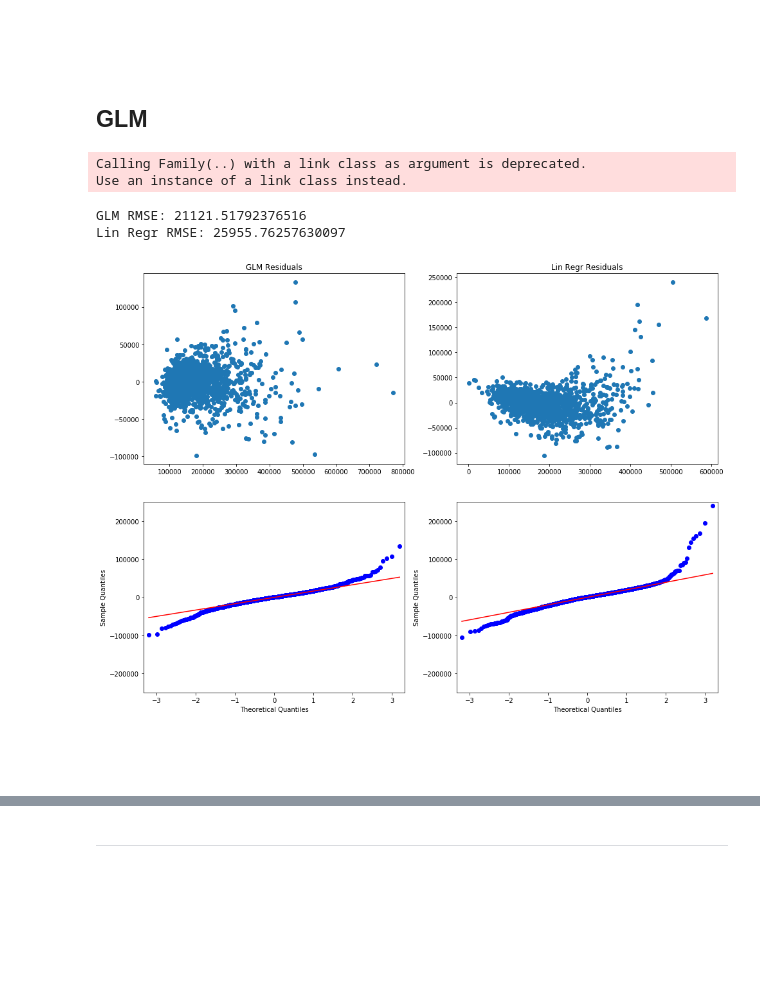
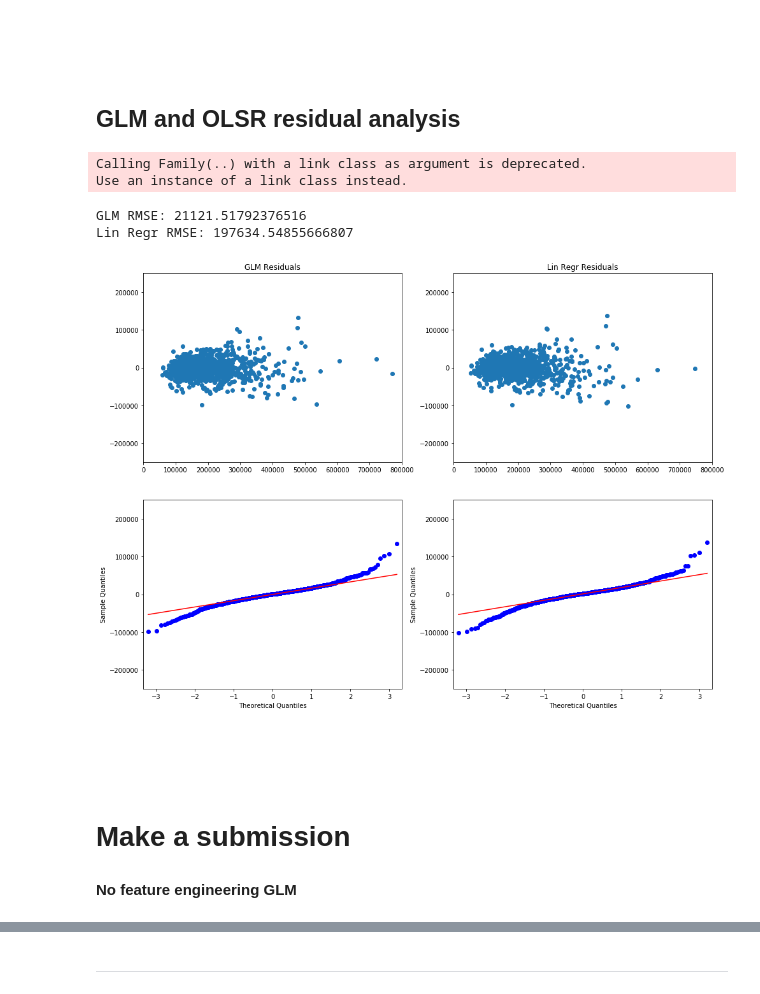
Before and after one commit to W-Tran/advanced-regression-techniques, a Jupyter notebook: advanced-regression-techniques.ipynb, the cells around one changed output, grey strips where cells are left out. Saved outputs shown, nothing was run; the diff lists cells and outputs as text; code cells hidden in the pictures; blank space fills up the shorter version.

Commit message:
finished model building, formatted notebook

```diff
--- a/advanced-regression-techniques.ipynb
+++ b/advanced-regression-techniques.ipynb
@@ -884,20 +917,37 @@ After removing the influential plots pulling the fit down, we have a clean upwar
 <br>
 <br>
 # %% [markdown]
-## GLM
+## GLM and OLSR residual analysis
 # %%
 sfs_feats = ['LotArea', 'OverallQual', 'OverallCond', 'GrLivArea', 'Fireplaces', 'GarageCars', 'WoodDeckSF', 'ScreenPorch', 'ExterQual', 'BsmtExposure', 'BsmtFinType1', 'KitchenQual', 'Functional', 'HouseStyle_2Story', 'LotConfig_CulDSac', 'Neighborhood_BrkSide', 'Neighborhood_Crawfor', 'Neighborhood_NoRidge', 'Neighborhood_NridgHt', 'Neighborhood_Somerst', 'Neighborhood_StoneBr', 'Condition1_Norm', 'RoofStyle_Hip', 'RoofMatl_WdShngl', 'Exterior1st_BrkFace', 'GarageType_None', 'SaleType_New', 'MSSubClass_20', 'MSSubClass_60']
 train_df_sfs = train_df[sfs_feats]
+
+# Add feature engineering
+#train_df_sfs['boxcox_LotArea'] = boxcox(train_df_sfs.LotArea.values)[0]
+#train_df_sfs['boxcox_GrLivArea'] = boxcox(train_df_sfs.GrLivArea.values)[0]
+
+#train_df_sfs['GrLivArea_HouseStyle_2Story'] = train_df_sfs['GrLivArea']*train_df_sfs['HouseStyle_2Story']
+#train_df_sfs['GrLivArea_MSSubClass_20'] = train_df_sfs['GrLivArea']*train_df_sfs['MSSubClass_20']
+#train_df_sfs['GrLivArea_MSSubClass_60'] = train_df_sfs['GrLivArea']*train_df_sfs['MSSubClass_60']
+#train_df_sfs['GrLivArea_SaleType_New'] = train_df_sfs['GrLivArea']*train_df_sfs['SaleType_New']
+
+#train_df_sfs['bcLotArea_HouseStyle_2Story'] = train_df_sfs['boxcox_LotArea']*train_df_sfs['HouseStyle_2Story']
+#train_df_sfs['bcLotArea_MSSubClass_20'] = train_df_sfs['boxcox_LotArea']*train_df_sfs['MSSubClass_20']
+#train_df_sfs['bcLotArea_MSSubClass_60'] = train_df_sfs['boxcox_LotArea']*train_df_sfs['MSSubClass_60']
+#train_df_sfs['bcLotArea_SaleType_New'] = train_df_sfs['boxcox_LotArea']*train_df_sfs['SaleType_New']
 
 # Scale
 ohe_feats = train_df_sfs.select_dtypes(include='uint8').columns
 num_ordinal_feats = train_df_sfs.select_dtypes(exclude='uint8').columns
 train_df_sfs_scaled = pd.DataFrame(StandardScaler().fit_transform(train_df_sfs[num_ordinal_feats]), columns=num_ordinal_feats)
 train_df_sfs = pd.concat([train_df_sfs_scaled, train_df_sfs[ohe_feats]], axis=1)
+del(train_df_sfs_scaled)
 
-
+# Drop influential points
 influential_points = [1298, 523, 1324]
 train_df_sfs.drop(influential_points, inplace=True)
+
+# Add label to DataFrame
 train_df_sfs['SalePrice'] = train_labels['SalePrice']
 
 feat_names = list(train_df_sfs.columns)
@@ -909,38 +959,50 @@ glm_regr = smf.glm("SalePrice~{}".format(feat_names),
                          family=sm.families.Gaussian(sm.families.links.log)
                   ).fit()
 
-lin_regr = smf.ols("SalePrice~{}".format(feat_names),
+lin_regr = smf.ols("np.log(SalePrice)~{}".format(feat_names),
                          data=train_df_sfs).fit()
 
 fig=plt.figure(figsize=(16,12))
 
 ax1 = plt.subplot(221)
 ax1.scatter(glm_regr.predict(), train_df_sfs.SalePrice.values-glm_regr.predict())
 ax1.set_title("GLM Residuals")
+ax1.set_xlim(0,800000)
+ax1.set_ylim(-250000,250000)
 
 ax2 = plt.subplot(222)
-ax2.scatter(lin_regr.predict(), train_df_sfs.SalePrice.values-lin_regr.predict())
+ax2.scatter(np.exp(lin_regr.predict()), train_df_sfs.SalePrice.values-np.exp(lin_regr.predict()))
 #ax2.scatter(lin_regr.predict(), lin_regr.resid_pearson)
 ax2.set_title("Lin Regr Residuals")
+ax2.set_xlim(0,800000)
+ax2.set_ylim(-250000,250000)
 
 ax3 = plt.subplot(223)
 fig = sm.qqplot(train_df_sfs.SalePrice.values-glm_regr.predict(), line='q', ax=ax3)
 ax3.set_ylim(-250000,250000)
+
 #fig = sm.qqplot(glm_regr.resid_pearson, line='q', ax=ax3)
 
 ax4 = plt.subplot(224)
-fig = sm.qqplot(train_df_sfs.SalePrice.values-lin_regr.predict(), line='q', ax=ax4)
+fig = sm.qqplot(train_df_sfs.SalePrice.values-np.exp(lin_regr.predict()), line='q', ax=ax4)
 ax4.set_ylim(-250000,250000)
+
 #fig = sm.qqplot(lin_regr.resid_pearson, line='q', ax=ax4)
 
 print("GLM RMSE: {}".format(np.sqrt(mean_squared_error(glm_regr.predict(), train_df_sfs.SalePrice))))
 print("Lin Regr RMSE: {}".format(np.sqrt(mean_squared_error(lin_regr.predict(), train_df_sfs.SalePrice))))
+
+lin_regr_with_fe = lin_regr
 # %% [output]
 Calling Family(..) with a link class as argument is deprecated.
 Use an instance of a link class instead.
 GLM RMSE: 21121.51792376516
-Lin Regr RMSE: 25955.76257630097
+Lin Regr RMSE: 197634.54855666807
-[figure, old version]
+[figure, new version]
 # %% [markdown]
 <br>
 <br>
+# %% [markdown]
+# Make a submission
+# %% [markdown]
+**No feature engineering GLM**
```
Also changed, not shown: parts of 114 cells of this notebook.
